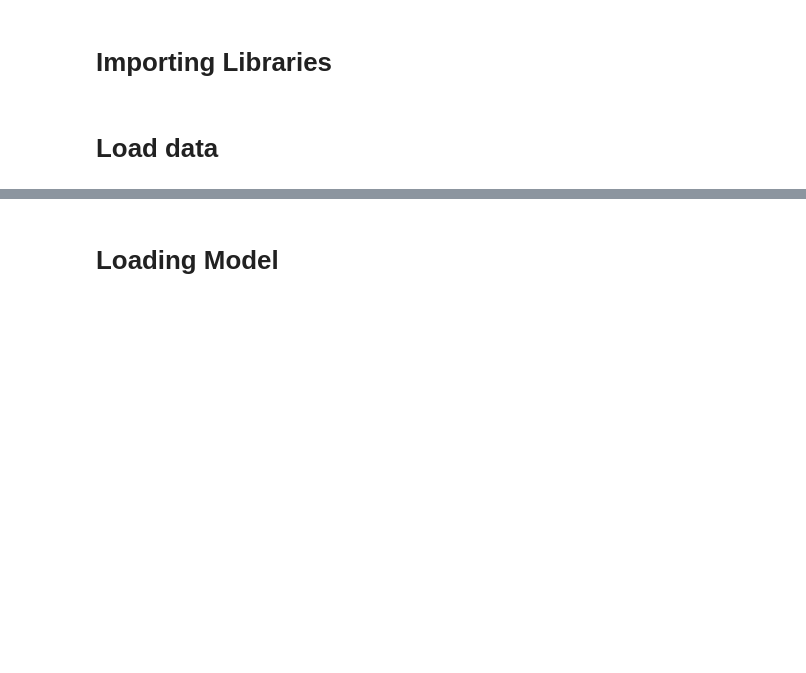
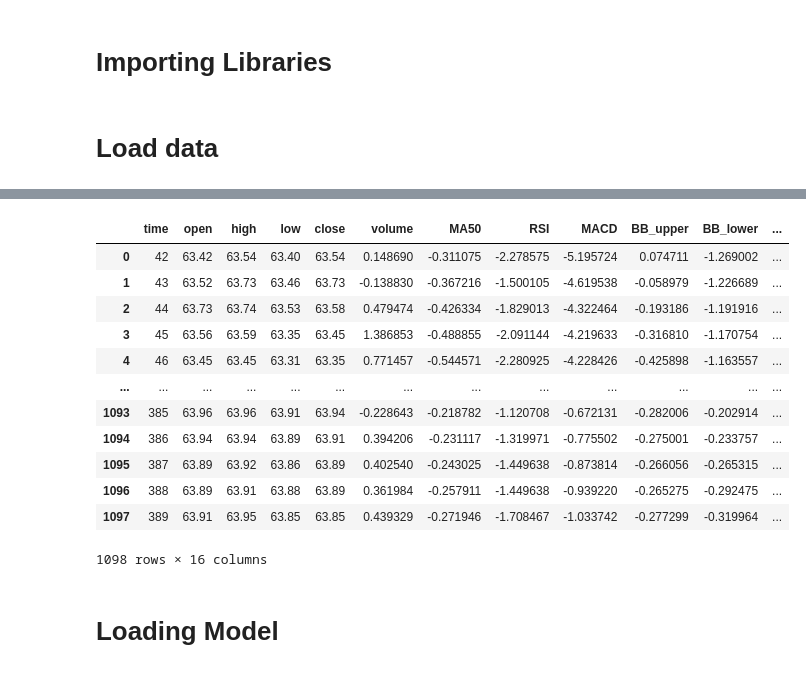
Before and after one commit to srijan0709/Trader, a Jupyter notebook: Inference.ipynb/suzlon_14_june.ipynb, the cells around one changed output, grey strips where cells are left out. Drawn from its saved outputs; the diff is of its cells as text; code cells hidden in the pictures; blank space fills up the shorter version.

```diff
--- a/Inference.ipynb/suzlon_14_june.ipynb
+++ b/Inference.ipynb/suzlon_14_june.ipynb
@@ -48,3 +65,22 @@ See the caveats in the documentation: https://pandas.pydata.org/pandas-docs/stab
+# %%
+with open('C:/Users/srija/Assignment/Trading/json_files/suzlon_14_june_norm_params.json', 'r') as f:
+    norm_param = json.load(f)
+df_normalized = df.apply(lambda x:  normalize_new_row_with_mean_std(x,norm_param), axis=1)
+df_normalized
+# %% [output]
+|  | time | open | high | low | close | volume | MA50 | RSI | MACD | BB_upper | BB_lower | ... |
+| 0 | 42 | 63.42 | 63.54 | 63.40 | 63.54 | 0.148690 | -0.311075 | -2.278575 | -5.195724 | 0.074711 | -1.269002 | ... |
+| 1 | 43 | 63.52 | 63.73 | 63.46 | 63.73 | -0.138830 | -0.367216 | -1.500105 | -4.619538 | -0.058979 | -1.226689 | ... |
+| 2 | 44 | 63.73 | 63.74 | 63.53 | 63.58 | 0.479474 | -0.426334 | -1.829013 | -4.322464 | -0.193186 | -1.191916 | ... |
+| 3 | 45 | 63.56 | 63.59 | 63.35 | 63.45 | 1.386853 | -0.488855 | -2.091144 | -4.219633 | -0.316810 | -1.170754 | ... |
+| 4 | 46 | 63.45 | 63.45 | 63.31 | 63.35 | 0.771457 | -0.544571 | -2.280925 | -4.228426 | -0.425898 | -1.163557 | ... |
+| ... | ... | ... | ... | ... | ... | ... | ... | ... | ... | ... | ... | ... |
+| 1093 | 385 | 63.96 | 63.96 | 63.91 | 63.94 | -0.228643 | -0.218782 | -1.120708 | -0.672131 | -0.282006 | -0.202914 | ... |
+| 1094 | 386 | 63.94 | 63.94 | 63.89 | 63.91 | 0.394206 | -0.231117 | -1.319971 | -0.775502 | -0.275001 | -0.233757 | ... |
+| 1095 | 387 | 63.89 | 63.92 | 63.86 | 63.89 | 0.402540 | -0.243025 | -1.449638 | -0.873814 | -0.266056 | -0.265315 | ... |
+| 1096 | 388 | 63.89 | 63.91 | 63.88 | 63.89 | 0.361984 | -0.257911 | -1.449638 | -0.939220 | -0.265275 | -0.292475 | ... |
+| 1097 | 389 | 63.91 | 63.95 | 63.85 | 63.85 | 0.439329 | -0.271946 | -1.708467 | -1.033742 | -0.277299 | -0.319964 | ... |
+1098 rows × 16 columns
 # %%
 def get_state(df, current_step):
     row = df.iloc[current_step]
```
Also changed, not shown: parts of 9 cells of this notebook, 4 other files.
